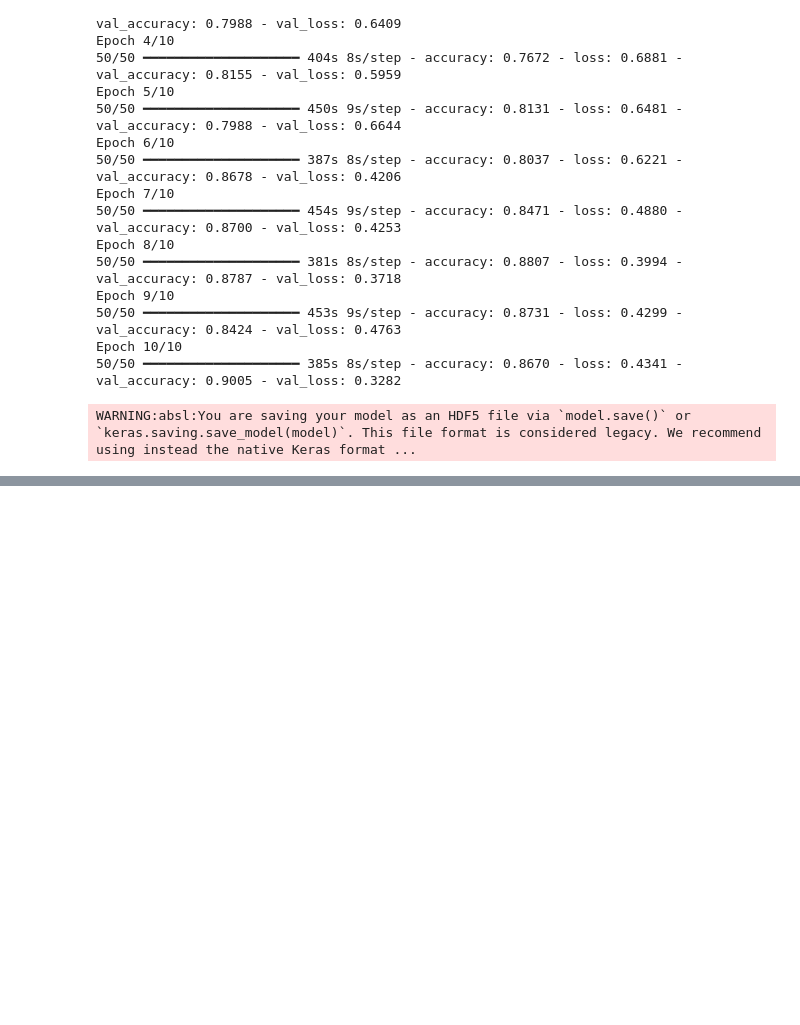
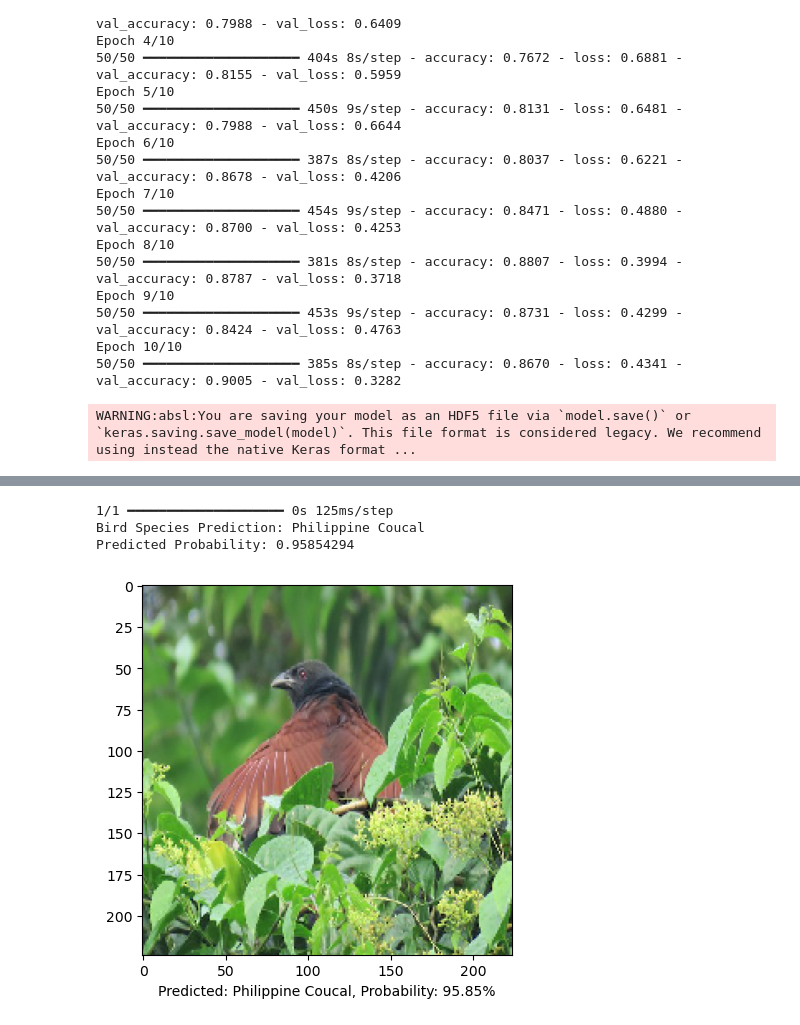
Before and after one commit to toutcacher/toutcacher, a Jupyter notebook: VGG.19_Model.ipynb, the cells around one changed output, grey strips where cells are left out. Saved outputs shown, nothing was run; the diff lists cells and outputs as text; code cells hidden in the pictures; blank space fills up the shorter version.

```diff
--- a/VGG.19_Model.ipynb
+++ b/VGG.19_Model.ipynb
@@ -177,0 +163,17 @@ ValueError: Input 0 of layer "functional_1" is incompatible with the layer: expe
+# %%
+# Test the model on a new image
+img_path = r"C:\Users\castr\OneDrive\Desktop\Image Classification\dataset\train\Philippine Coucal\480 (46).jpg"
+pic = load_img(img_path, target_size=(224, 224))
+plt.imshow(pic)
+result, predicted_probability = output(img_path, loaded_model, labels)
+print("Bird Species Prediction:", result)
+print("Predicted Probability:", predicted_probability)
+
+# Add label to the plot
+plt.xlabel(f"Predicted: {result}, Probability: {predicted_probability:.2%}")
+plt.show()
+# %% [output]
+1/1 ━━━━━━━━━━━━━━━━━━━━ 0s 125ms/step
+Bird Species Prediction: Philippine Coucal
+Predicted Probability: 0.95854294
+[figure, added]
```
Also changed, not shown: parts of 13 cells of this notebook.
